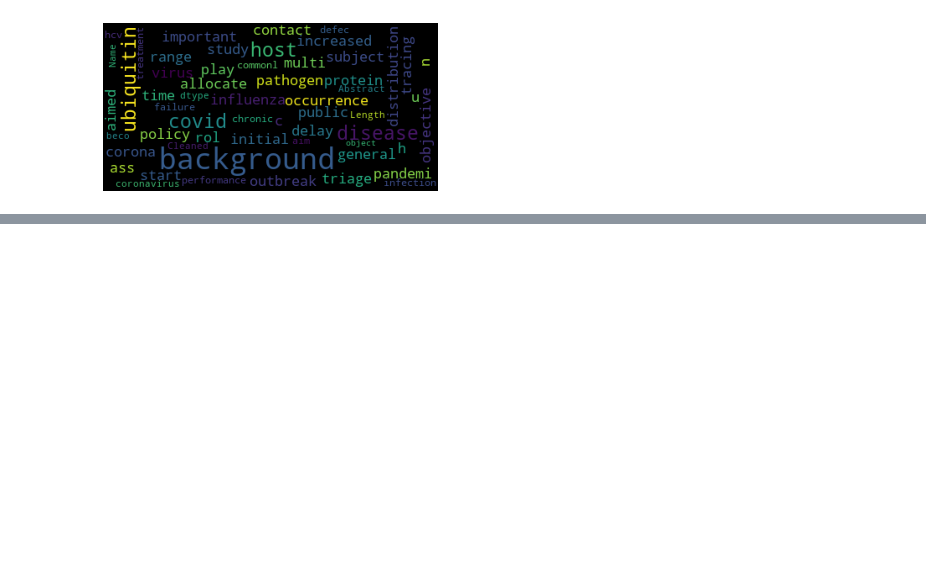
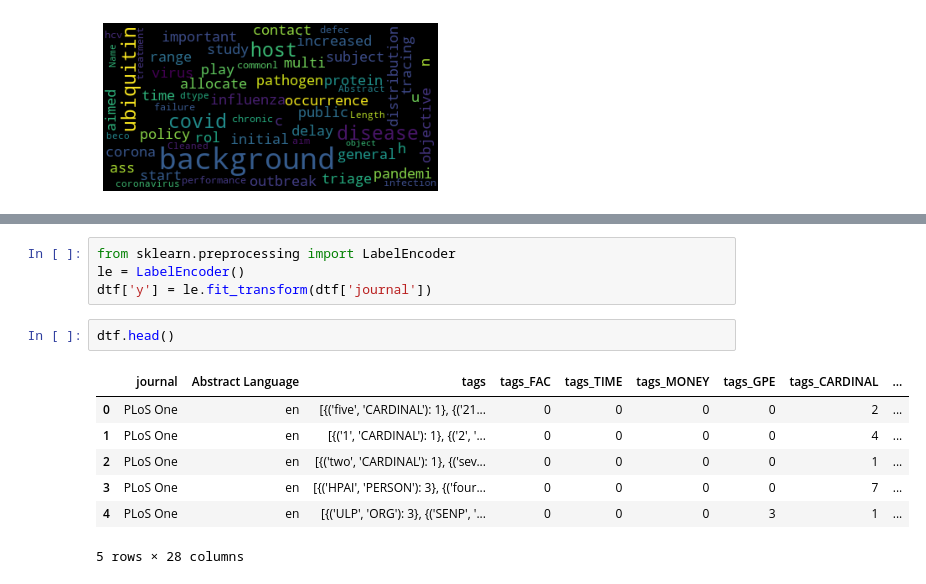
Before and after one commit to janubangalore/COVID-19-Journal-Decision-Using-ML, a Jupyter notebook: COVID -19 Journal Decision using ML.ipynb, the cells around one changed output, grey strips where cells are left out. Saved outputs shown, nothing was run; the diff lists cells and outputs as text; blank space fills up the shorter version.

```diff
--- a/COVID -19 Journal Decision using ML.ipynb
+++ b/COVID -19 Journal Decision using ML.ipynb
@@ -820,0 +831,14 @@ plt.show()
+# %%
+from sklearn.preprocessing import LabelEncoder
+le = LabelEncoder()
+dtf['y'] = le.fit_transform(dtf['journal'])
+# %%
+dtf.head()
+# %% [output]
+|  | journal | Abstract Language | tags | tags_FAC | tags_TIME | tags_MONEY | tags_GPE | tags_CARDINAL | ... |
+| 0 | PLoS One | en | [{('five', 'CARDINAL'): 1}, {('21... | 0 | 0 | 0 | 0 | 2 | ... |
+| 1 | PLoS One | en | [{('1', 'CARDINAL'): 1}, {('2', '... | 0 | 0 | 0 | 0 | 4 | ... |
+| 2 | PLoS One | en | [{('two', 'CARDINAL'): 1}, {('sev... | 0 | 0 | 0 | 0 | 1 | ... |
+| 3 | PLoS One | en | [{('HPAI', 'PERSON'): 3}, {('four... | 0 | 0 | 0 | 0 | 7 | ... |
+| 4 | PLoS One | en | [{('ULP', 'ORG'): 3}, {('SENP', '... | 0 | 0 | 0 | 3 | 1 | ... |
+5 rows × 28 columns
```
Also changed, not shown: parts of 11 cells of this notebook.
